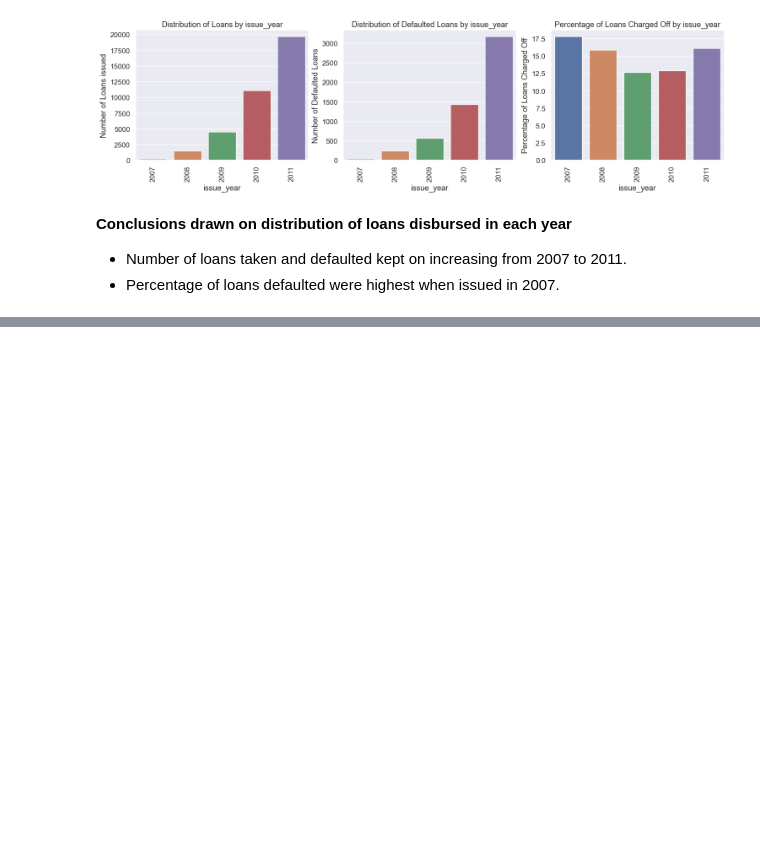
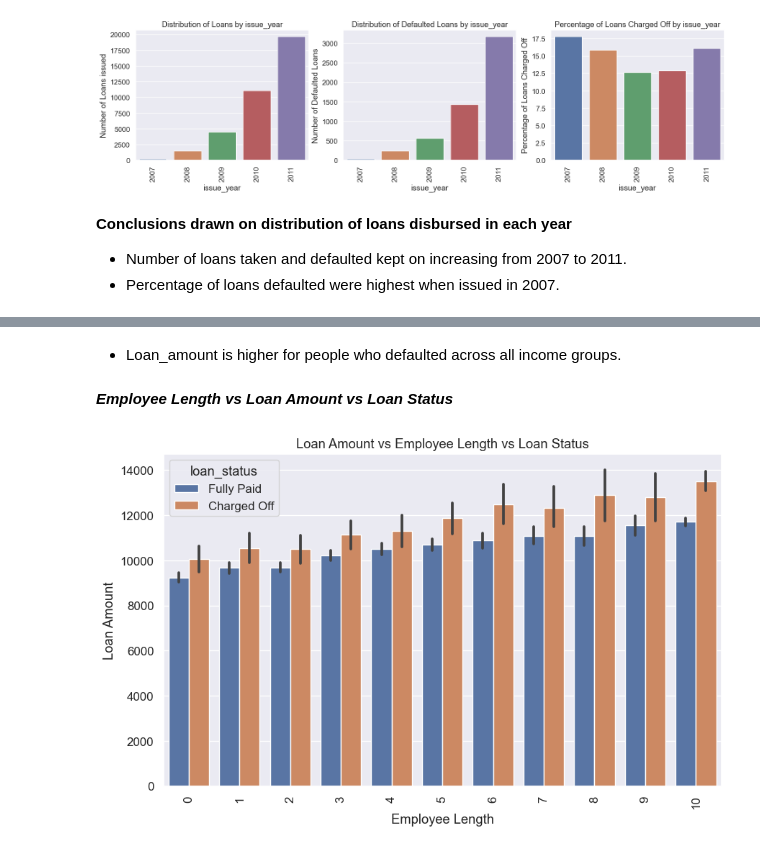
Before and after one commit to karthikgadepalli/LendingClubCaseStudy, a Jupyter notebook: LendingClubCaseStudyAnalysis.ipynb, the cells around one changed output, grey strips where cells are left out. Cells and saved outputs as stored; diff of their text form; code cells hidden in the pictures; blank space fills up the shorter version.

```diff
--- a/LendingClubCaseStudyAnalysis.ipynb
+++ b/LendingClubCaseStudyAnalysis.ipynb
@@ -1500,0 +1459,12 @@ Index(['id', 'loan_amnt', 'funded_amnt', 'funded_amnt_inv', 'term', 'int_rate',
+# %% [markdown]
+- Loan_amount is higher for people who defaulted across all income groups.
+# %% [markdown]
+***Employee Length vs Loan Amount vs Loan Status***
+# %%
+plt.figure(figsize=(10,6))
+ax = sns.barplot(x='emp_length', y='loan_amnt', hue='loan_status', data=loandfNew)
+ax.set(xlabel='Employee Length', ylabel='Loan Amount',title='Loan Amount vs Employee Length vs Loan Status')
+plt.xticks(rotation=90)
+plt.show()
+# %% [output]
+[figure, added]
```
Also changed, not shown: parts of 24 cells of this notebook.
